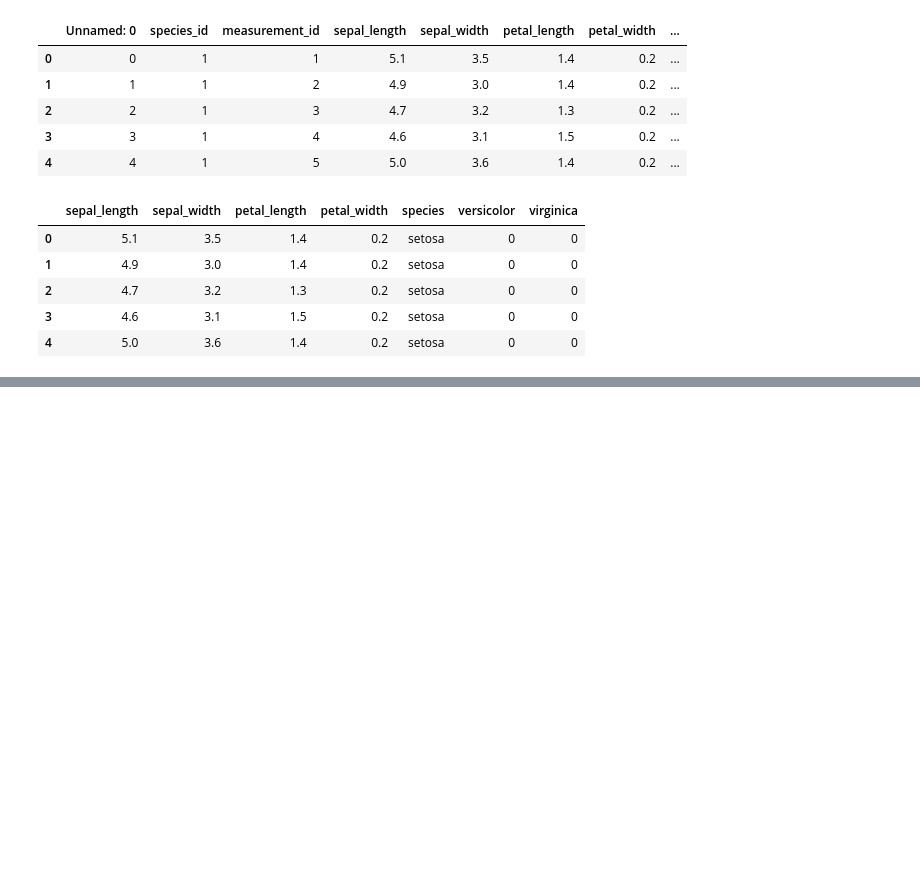
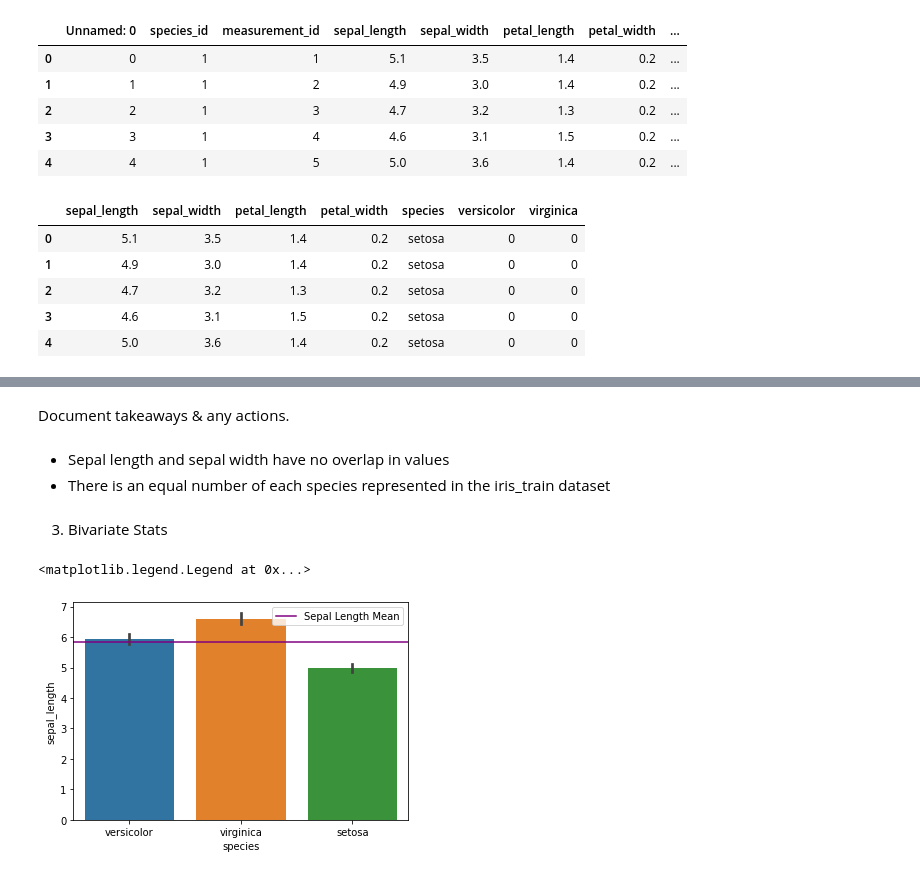
Before and after one commit to AndrewRachuig/classification-exercises, a Jupyter notebook: classification-exercises.ipynb, the cells around one changed output, grey strips where cells are left out. Cells and saved outputs as stored; diff of their text form; code cells hidden in the pictures; blank space fills up the shorter version.

```diff
--- a/classification-exercises.ipynb
+++ b/classification-exercises.ipynb
@@ -693,0 +680,17 @@ Document takeaways & any actions.
+# %% [markdown]
+Document takeaways & any actions.
+# %% [markdown]
+- Sepal length and sepal width have no overlap in values
+- There is an equal number of each species represented in the iris_train dataset
+# %% [markdown]
+3. Bivariate Stats
+# %%
+# Visualize each measurement type (y-axis) with the species variable (x-axis) using barplots, adding a horizontal line
+# showing the overall mean of the metric (y-axis).
+
+sns.barplot(data = iris_train, x = 'species', y = 'sepal_length')
+plt.axhline(iris_train.sepal_length.mean(), label = 'Sepal Length Mean', color = "purple")
+plt.legend()
+# %% [output]
+<matplotlib.legend.Legend at 0x...>
+[figure, added]
```
Also changed, not shown: parts of 65 cells of this notebook.
